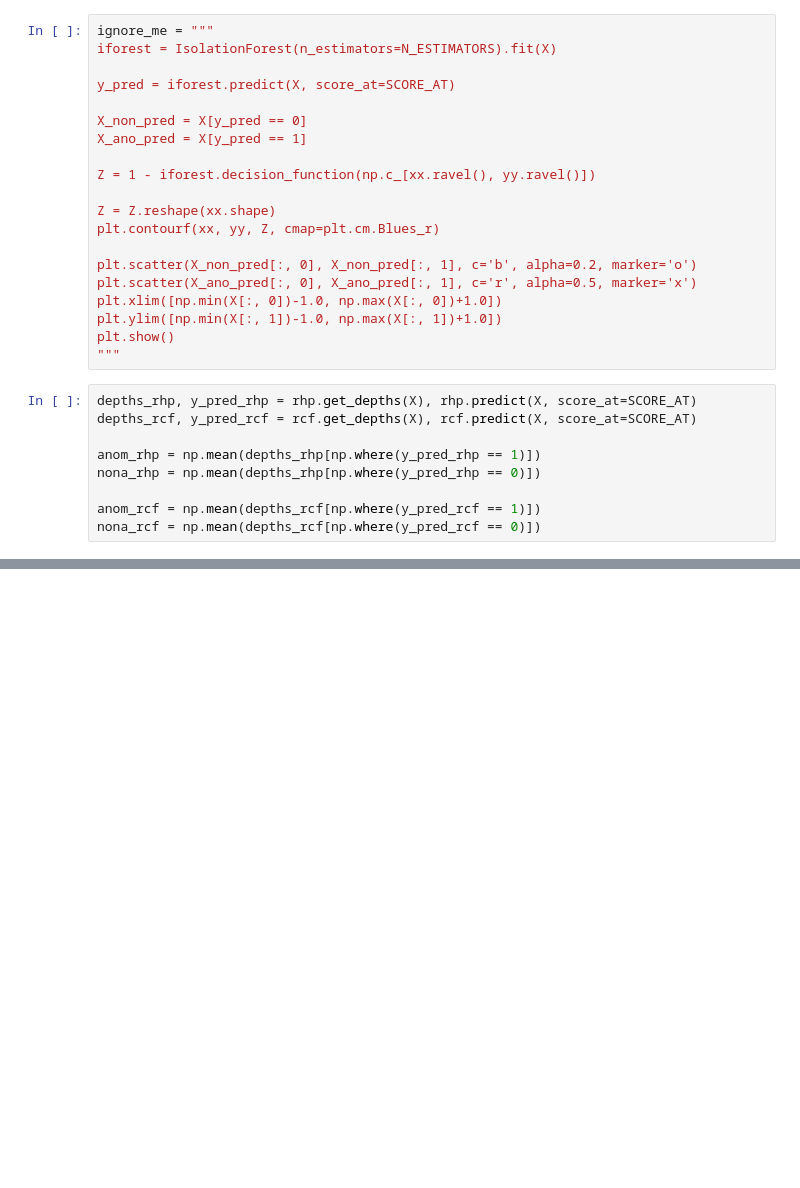
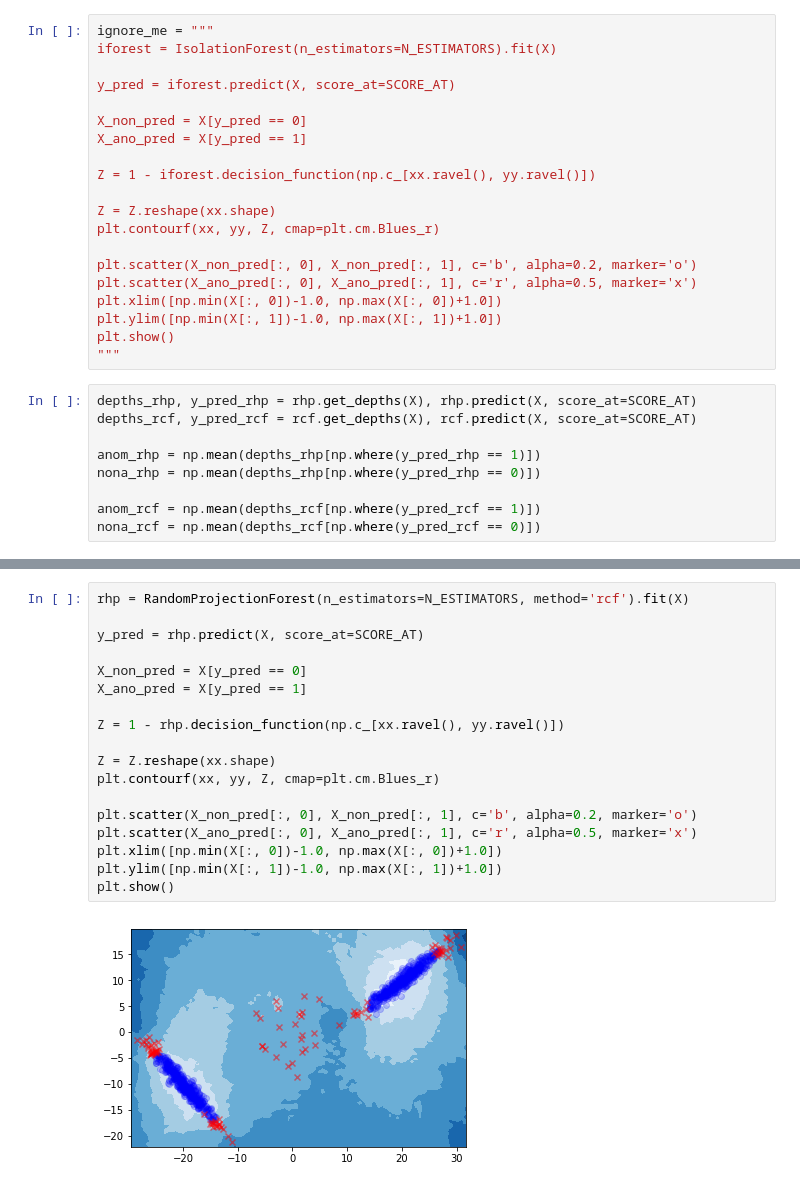
Before and after one commit to neerajgaur/RandomHyperplanes, a Jupyter notebook: proof_of_concept/correlated-data.ipynb, the cells around one changed output, grey strips where cells are left out. Cells and saved outputs as stored; diff of their text form; blank space fills up the shorter version.

```diff
--- a/proof_of_concept/correlated-data.ipynb
+++ b/proof_of_concept/correlated-data.ipynb
@@ -150,0 +158,20 @@ print(f"anom/non-anom for rcf: {anom_rcf} / {nona_rcf}")
+# %%
+rhp = RandomProjectionForest(n_estimators=N_ESTIMATORS, method='rcf').fit(X)
+
+y_pred = rhp.predict(X, score_at=SCORE_AT)
+
+X_non_pred = X[y_pred == 0]
+X_ano_pred = X[y_pred == 1]
+
+Z = 1 - rhp.decision_function(np.c_[xx.ravel(), yy.ravel()])
+
+Z = Z.reshape(xx.shape)
+plt.contourf(xx, yy, Z, cmap=plt.cm.Blues_r)
+
+plt.scatter(X_non_pred[:, 0], X_non_pred[:, 1], c='b', alpha=0.2, marker='o')
+plt.scatter(X_ano_pred[:, 0], X_ano_pred[:, 1], c='r', alpha=0.5, marker='x')
+plt.xlim([np.min(X[:, 0])-1.0, np.max(X[:, 0])+1.0])
+plt.ylim([np.min(X[:, 1])-1.0, np.max(X[:, 1])+1.0])
+plt.show()
+# %% [output]
+[figure, added]
```
Also changed, not shown: parts of 3 cells of this notebook.
